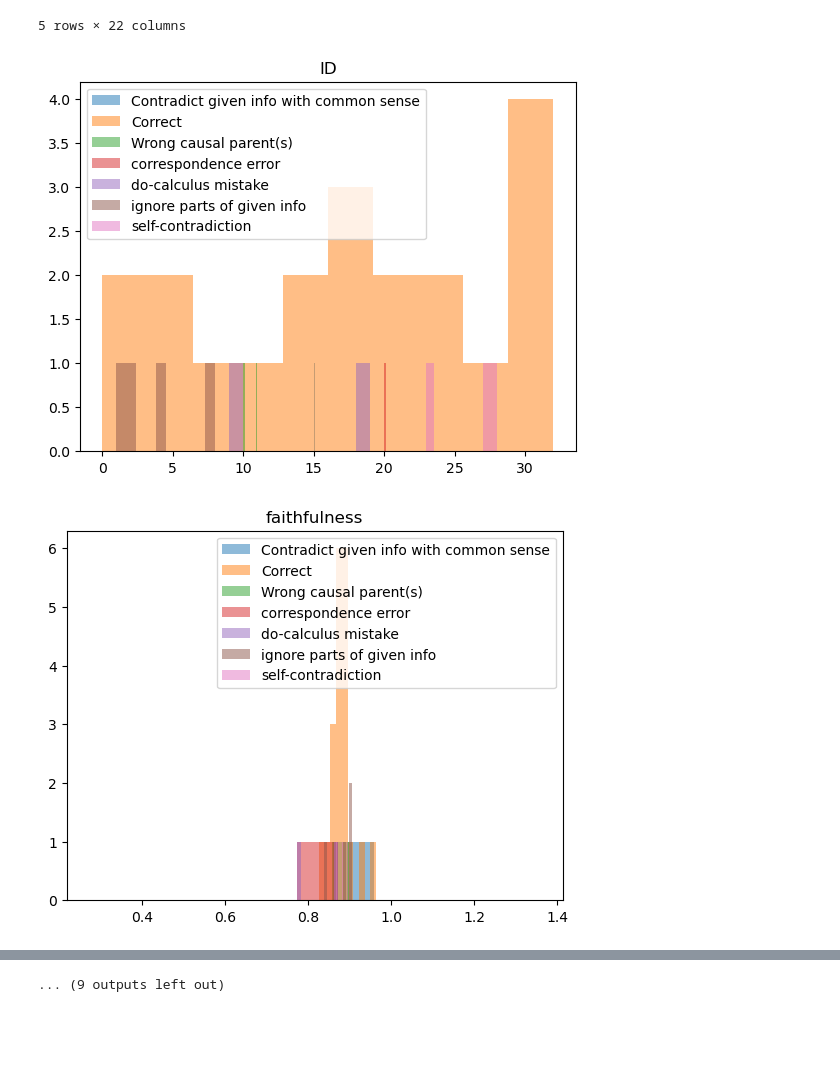
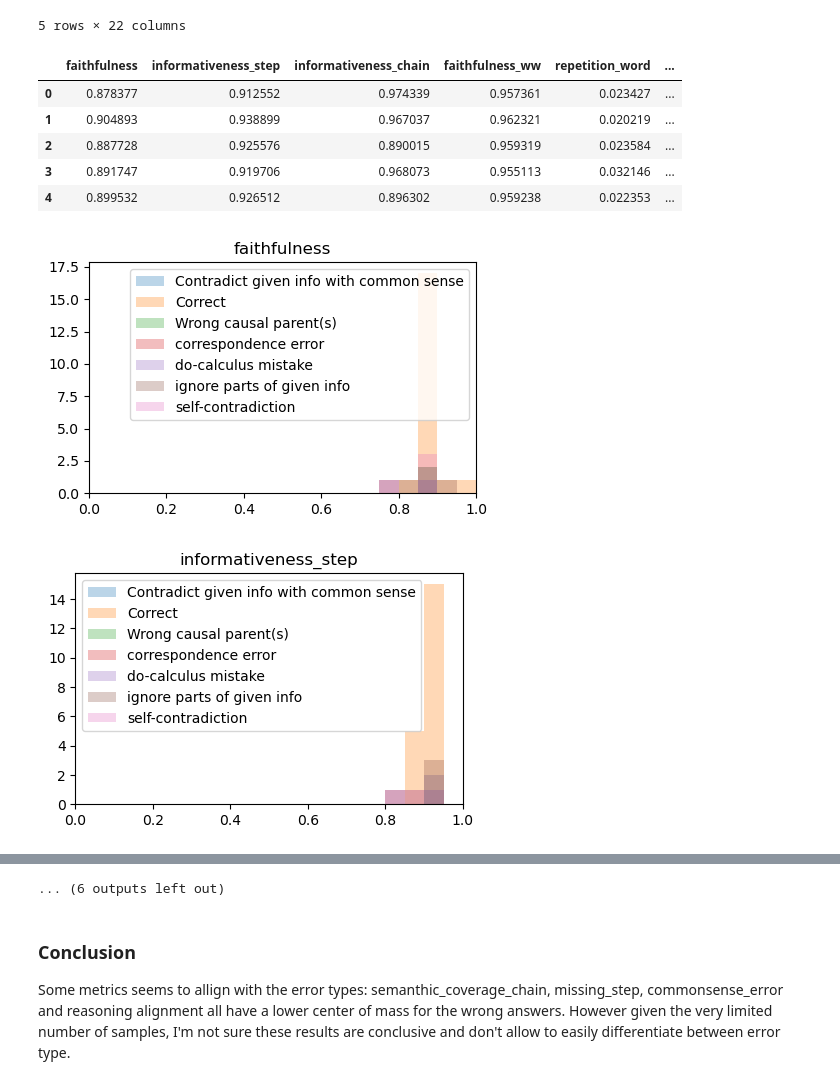
Before and after one commit to TheBlueHawk/CausalLLMs, a Jupyter notebook: roscoe_exp/roscoe_experiment.ipynb, the cells around one changed output, grey strips where cells are left out. Cells and saved outputs as stored; diff of their text form; code cells hidden in the pictures; blank space fills up the shorter version.

Commit message:
add score analysis comment

```diff
--- a/roscoe_exp/roscoe_experiment.ipynb
+++ b/roscoe_exp/roscoe_experiment.ipynb
@@ -433,7 +345,8 @@ df_commonsense.head()
 | 3 | 3 | 0.844791 | 0.867133 | 0.825020 | 0.942805 | 0.074392 | ... |
 | 4 | 4 | 0.857424 | 0.879663 | 0.833617 | 0.942744 | 0.072239 | ... |
 # %%
-df_correspondence = pd.read_table('scores_MoralMachine_wrong_correspondence.tsv', sep=' ', header=0)
+df_correspondence = pd.read_table('scores/roscoe-512-roberta-base/scores_MoralMachine_wrong_correspondence.tsv', sep=' ', header=0)
+df_correspondence['reasoning_error_type'] = 'wrong_correspondence'
 df_correspondence.head()
 # %% [output]
 |  | ID | faithfulness | informativeness_step | informativeness_chain | faithfulness_ww | repetition_word | ... |
@@ -443,7 +356,8 @@ df_correspondence.head()
 | 3 | 3 | 0.893312 | 0.893312 | 0.946656 | 0.947406 | 1.0 | ... |
 | 4 | 4 | 0.917709 | 0.917709 | 0.958855 | 0.944569 | 1.0 | ... |
 # %%
-df_moral = pd.read_table('scores_MoralMachine_invalid_moral.tsv', sep=' ', header=0)
+df_moral = pd.read_table('scores/roscoe-512-roberta-base/scores_MoralMachine_invalid_moral.tsv', sep=' ', header=0)
+df_moral['reasoning_error_type'] = 'invalid_moral'
 df_moral.head()
 # %% [output]
 |  | ID | faithfulness | informativeness_step | informativeness_chain | faithfulness_ww | repetition_word | ... |
@@ -462,0 +369,7 @@ df_moral.head()
+# %%
+# concatenate all dataframes
+df2['reasoning_error_type'] = 'avg'
+df_MoralMachineScores = pd.concat([df2, df_logic, df_commonsense, df_correspondence, df_moral])
+# drop columns ID, grammar_step, grammar_step_max
+df_MoralMachineScores = df_MoralMachineScores.drop(columns=['ID', 'grammar_step', 'grammar_step_max'])
+df_MoralMachineScores.head()
@@ -535,21 +496,43 @@ df_cb_toy.head()
 | 3 | 3 | 0.891747 | 0.919706 | 0.968073 | 0.955113 | 0.032146 | ... |
 | 4 | 4 | 0.899532 | 0.926512 | 0.896302 | 0.959238 | 0.022353 | ... |
 5 rows × 22 columns
+# %%
+# drop grammar_* columns
+df_cb_toy.drop(['grammar_step', 'grammar_step_max', 'ID'], axis=1, inplace=True)
+df_cb_toy.head()
+# %% [output]
+|  | faithfulness | informativeness_step | informativeness_chain | faithfulness_ww | repetition_word | ... |
+| 0 | 0.878377 | 0.912552 | 0.974339 | 0.957361 | 0.023427 | ... |
+| 1 | 0.904893 | 0.938899 | 0.967037 | 0.962321 | 0.020219 | ... |
+| 2 | 0.887728 | 0.925576 | 0.890015 | 0.959319 | 0.023584 | ... |
+| 3 | 0.891747 | 0.919706 | 0.968073 | 0.955113 | 0.032146 | ... |
+| 4 | 0.899532 | 0.926512 | 0.896302 | 0.959238 | 0.022353 | ... |
 # %%
 import matplotlib.pyplot as plt
+import numpy as np
 
 # Group the data by category
 df_grouped = df_cb_toy.groupby('reasoning_error_type')
-
 # Loop through each metric and create a histogram for each category
 metrics = df_cb_toy.columns.drop('reasoning_error_type')
+
 for metric in metrics:
-    plt.figure()
+    plt.figure(figsize=(5, 3))
+    data_range = (0, 1)
+    # Set the bin width to be the same for all categories
+    bin_width = (data_range[1] - data_range[0]) / 20
+    # Create the histogram using the explicit bin range
+    bins = np.arange(data_range[0], data_range[1] + bin_width, bin_width)
+    # Plot the histogram for each category two per row side by side
     for category, group in df_grouped:
-        plt.hist(group[metric], alpha=0.5, label=category)
+
+
+        plt.hist(group[metric], alpha=0.3, label=category, bins=bins)
     plt.title(metric)
+    # set x axis between 0 and 1
+    plt.xlim(0,1)
     plt.legend()
     plt.show()
 # %% [output]
-[figure, old version]
+[figure, new version]
-[figure, old version]
+[figure, new version]
@@ -566 +549,4 @@ for metric in metrics:
-... (9 outputs left out)
+... (6 outputs left out)
+# %% [markdown]
+### Conclusion
+Some metrics seems to allign with the error types: semanthic_coverage_chain, missing_step, commonsense_error and reasoning alignment all have a lower center of mass for the wrong answers. However given the very limited number of samples, I'm not sure these results are conclusive and don't allow to easily differentiate between error type.
```
Also changed, not shown: parts of 21 cells of this notebook.
